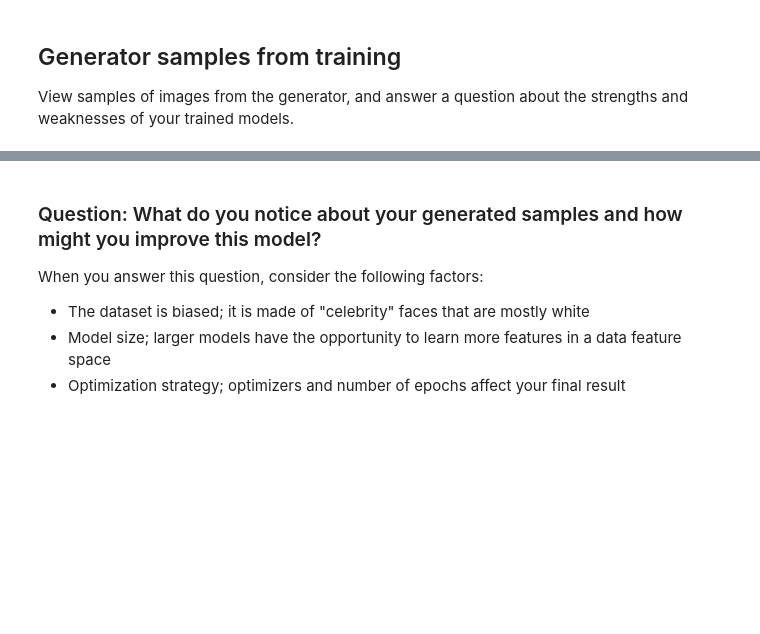
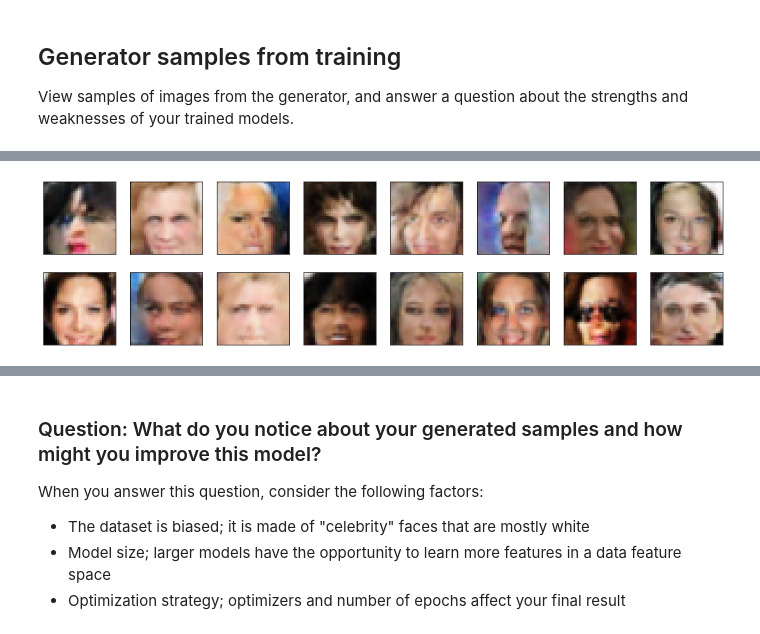
Before and after one commit to daniel-fudge/dlnd-CycleGAN-Face_Generation, a Jupyter notebook: dlnd_face_generation.ipynb, the cells around one changed output, grey strips where cells are left out. Cells and saved outputs as stored; diff of their text form; code cells hidden in the pictures; blank space fills up the shorter version.

```diff
--- a/dlnd_face_generation.ipynb
+++ b/dlnd_face_generation.ipynb
@@ -658,0 +667,4 @@ _ = view_samples(-1, samples)
+# %%
+_ = view_samples(40, samples)
+# %% [output]
+[figure, added]
```
Also changed, not shown: parts of 11 cells of this notebook, 3 other files.
